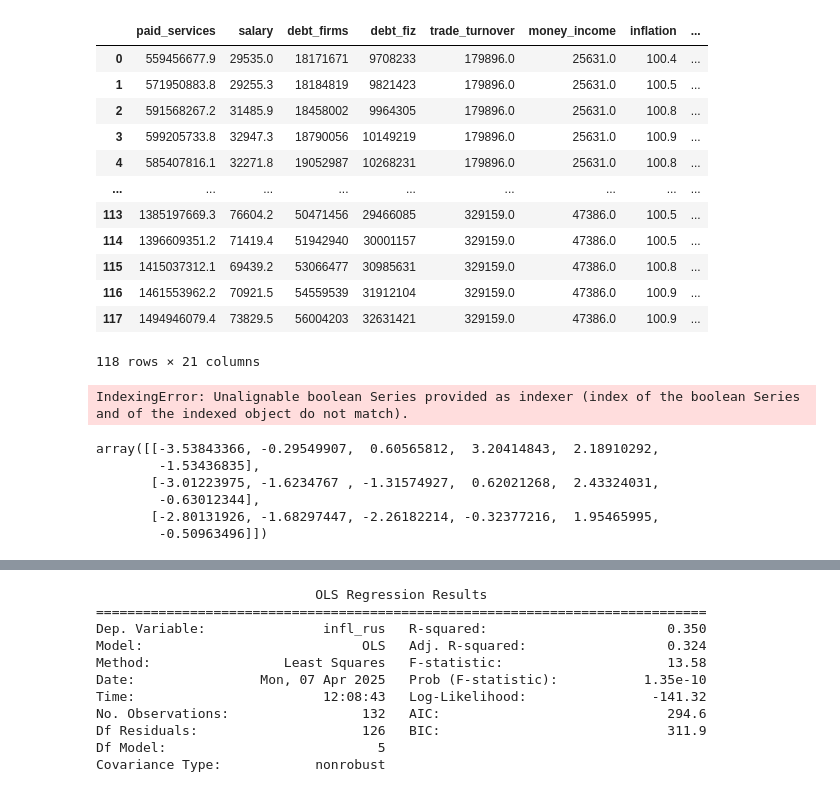
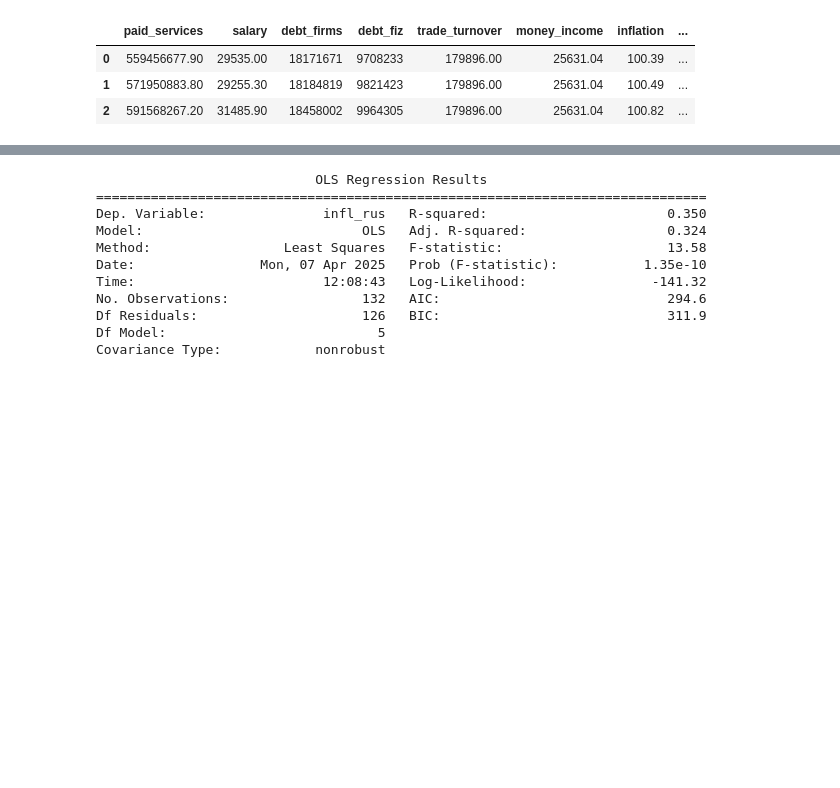
Before and after one commit to askarg/Diploma.-Inflation-model-using-PCA, a Jupyter notebook: model.ipynb, the cells around one changed output, grey strips where cells are left out. Cells and saved outputs as stored; diff of their text form; code cells hidden in the pictures; blank space fills up the shorter version.

```diff
--- a/model.ipynb
+++ b/model.ipynb
@@ -4,7 +4,7 @@ import pandas as pd
 import matplotlib.pyplot as plt
 import seaborn as sb
 plt.style.use('ggplot')
-pd.options.display.float_format = '{:.1f}'.format
+pd.options.display.float_format = '{:.2f}'.format
 import statsmodels.api as sm
 from sklearn.decomposition import PCA
 from sklearn.preprocessing import StandardScaler
@@ -18,45 +18,16 @@ from statsmodels.tsa.stattools import kpss
 from sklearn.datasets import load_diabetes
 from sklearn.linear_model import LinearRegression
 from sklearn.model_selection import cross_val_score
+from scipy.stats import boxcox
 # %%
 # Пример данных
-df = pd.read_csv('infl_rus.csv')
+df = pd.read_csv('regional_data/infl_Российская_Федерация.csv')
 df.dropna(inplace=True)
 df['Date'] = pd.to_datetime(df['Date'])
-df
+df.drop('Date', axis=1, inplace=True)
+df.head(3)
 # %% [output]
 |  | paid_services | salary | debt_firms | debt_fiz | trade_turnover | money_income | inflation | ... |
-| 0 | 559456677.9 | 29535.0 | 18171671 | 9708233 | 179896.0 | 25631.0 | 100.4 | ... |
-| 1 | 571950883.8 | 29255.3 | 18184819 | 9821423 | 179896.0 | 25631.0 | 100.5 | ... |
-| 2 | 591568267.2 | 31485.9 | 18458002 | 9964305 | 179896.0 | 25631.0 | 100.8 | ... |
-| 3 | 599205733.8 | 32947.3 | 18790056 | 10149219 | 179896.0 | 25631.0 | 100.9 | ... |
-| 4 | 585407816.1 | 32271.8 | 19052987 | 10268231 | 179896.0 | 25631.0 | 100.8 | ... |
-| ... | ... | ... | ... | ... | ... | ... | ... | ... |
-| 113 | 1385197669.3 | 76604.2 | 50471456 | 29466085 | 329159.0 | 47386.0 | 100.5 | ... |
-| 114 | 1396609351.2 | 71419.4 | 51942940 | 30001157 | 329159.0 | 47386.0 | 100.5 | ... |
-| 115 | 1415037312.1 | 69439.2 | 53066477 | 30985631 | 329159.0 | 47386.0 | 100.8 | ... |
-| 116 | 1461553962.2 | 70921.5 | 54559539 | 31912104 | 329159.0 | 47386.0 | 100.9 | ... |
-| 117 | 1494946079.4 | 73829.5 | 56004203 | 32631421 | 329159.0 | 47386.0 | 100.9 | ... |
+| 0 | 559456677.90 | 29535.00 | 18171671 | 9708233 | 179896.00 | 25631.04 | 100.39 | ... |
+| 1 | 571950883.80 | 29255.30 | 18184819 | 9821423 | 179896.00 | 25631.04 | 100.49 | ... |
+| 2 | 591568267.20 | 31485.90 | 18458002 | 9964305 | 179896.00 | 25631.04 | 100.82 | ... |
-118 rows × 21 columns
-# %%
-X[X.apply(lambda x: adfuller(x)[1] < 0.05)]
-# X
-# %% [output]
-IndexingError: Unalignable boolean Series provided as indexer (index of the boolean Series and of the indexed object do not match).
-# %%
-y = df["inflation"]
-X = df.drop(columns=["inflation", 'Date'])
-
-scaler = StandardScaler()
-X_scaled = scaler.fit_transform(X)
-
-pca = PCA(n_components=0.95)
-X_pca = pca.fit_transform(X_scaled)
-X_pca[:3]
-# %% [output]
-array([[-3.53843366, -0.29549907,  0.60565812,  3.20414843,  2.18910292,
-        -1.53436835],
-       [-3.01223975, -1.6234767 , -1.31574927,  0.62021268,  2.43324031,
-        -0.63012344],
-       [-2.80131926, -1.68297447, -2.26182214, -0.32377216,  1.95465995,
-        -0.50963496]])
```
Also changed, not shown: parts of 8 cells of this notebook, 1 other file.
